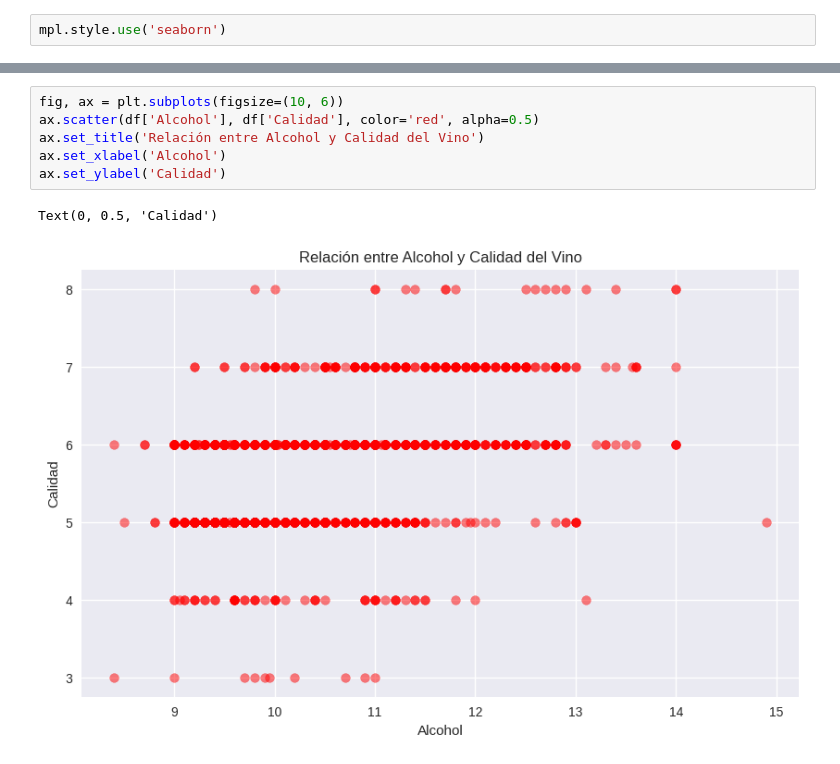
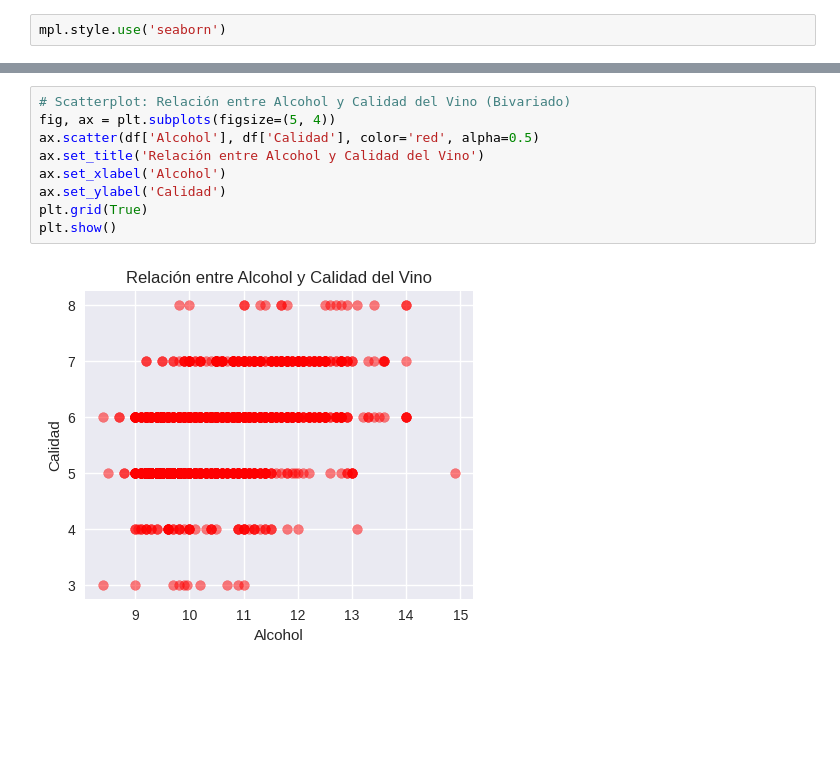
Before and after one commit to tdiego74/Clase_Data_Science_I_PBLC, a Jupyter notebook: PF_Data_SC_I.ipynb, the cells around one changed output, grey strips where cells are left out. Cells and saved outputs as stored; diff of their text form; blank space fills up the shorter version.

```diff
--- a/PF_Data_SC_I.ipynb
+++ b/PF_Data_SC_I.ipynb
@@ -174,9 +198,11 @@ plt.show()
 # %%
-fig, ax = plt.subplots(figsize=(10, 6))
+# Scatterplot: Relación entre Alcohol y Calidad del Vino (Bivariado)
+fig, ax = plt.subplots(figsize=(5, 4))
 ax.scatter(df['Alcohol'], df['Calidad'], color='red', alpha=0.5)
 ax.set_title('Relación entre Alcohol y Calidad del Vino')
 ax.set_xlabel('Alcohol')
 ax.set_ylabel('Calidad')
+plt.grid(True)
+plt.show()
 # %% [output]
-Text(0, 0.5, 'Calidad')
-[figure, old version]
+[figure, new version]
```
Also changed, not shown: parts of 22 cells of this notebook.
